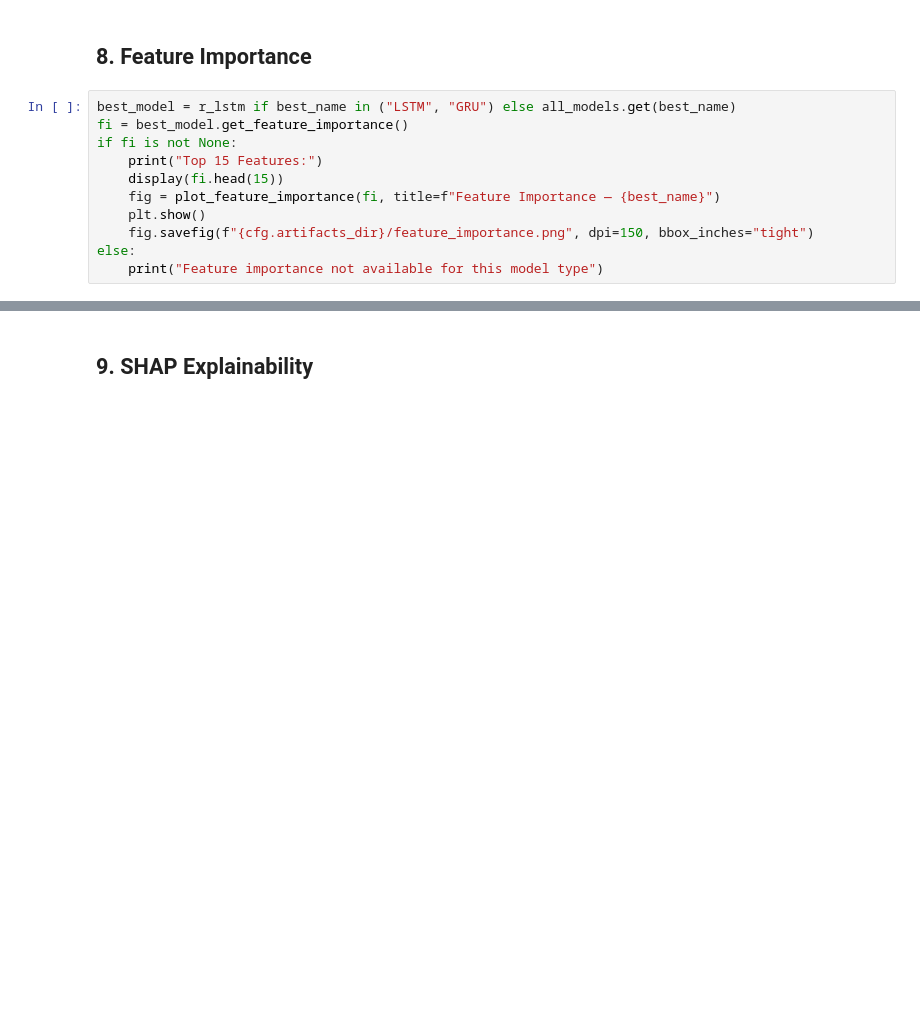
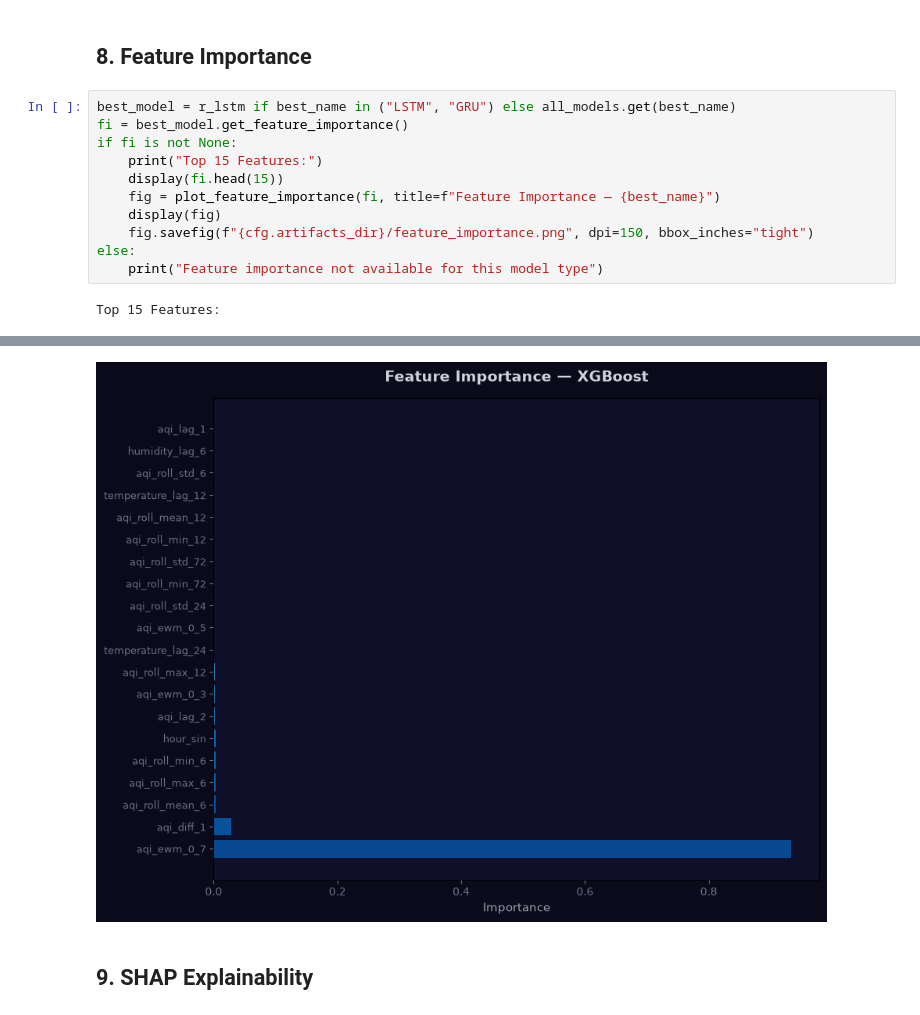
Before and after one commit to HarshitaVscode/ET-Hackathon, a Jupyter notebook: backend/src/hyperlocal_forecast_agent/notebooks/hyperlocal_forecast_agent.ipynb, the cells around one changed output, grey strips where cells are left out. Cells and saved outputs as stored; diff of their text form; blank space fills up the shorter version.

```diff
--- a/backend/src/hyperlocal_forecast_agent/notebooks/hyperlocal_forecast_agent.ipynb
+++ b/backend/src/hyperlocal_forecast_agent/notebooks/hyperlocal_forecast_agent.ipynb
@@ -267,7 +411,9 @@ if fi is not None:
     print("Top 15 Features:")
     display(fi.head(15))
     fig = plot_feature_importance(fi, title=f"Feature Importance — {best_name}")
-    plt.show()
+    display(fig)
     fig.savefig(f"{cfg.artifacts_dir}/feature_importance.png", dpi=150, bbox_inches="tight")
 else:
     print("Feature importance not available for this model type")
+# %% [output]
+Top 15 Features:
@@ -274,3 +436,4 @@ else:
+[figure, added]
 # %% [markdown]
 ## 9. SHAP Explainability
 # %%
```
Also changed, not shown: parts of 19 cells of this notebook.
